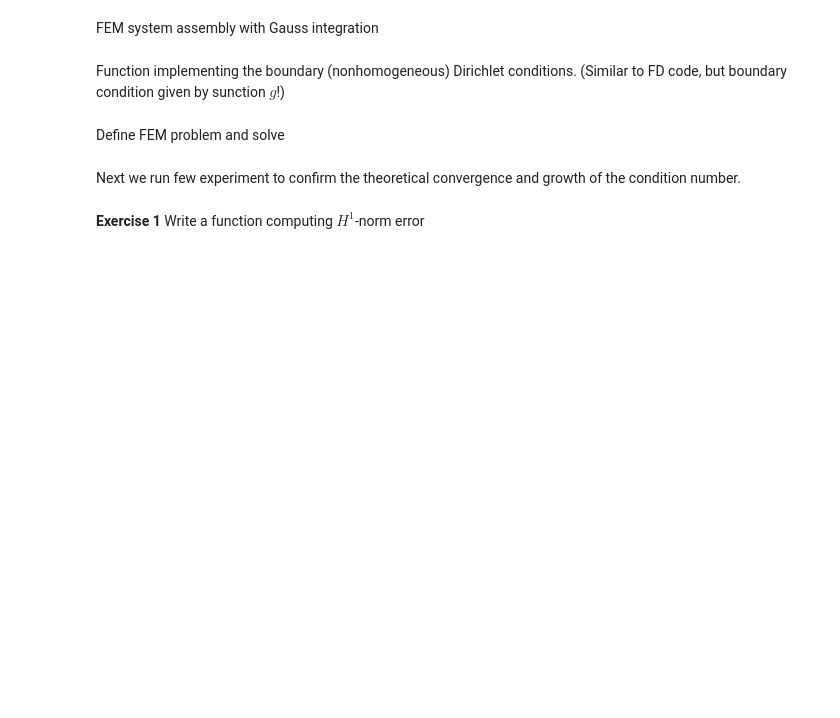
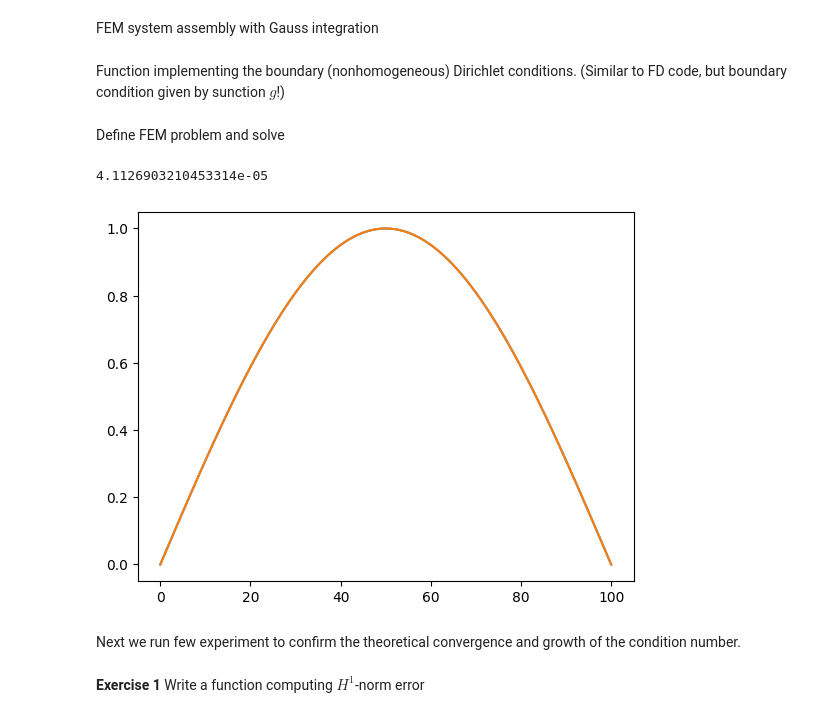
Before and after one commit to andreacangiani/NSPDE-ANA2024, a Jupyter notebook: Python/CP5_worked.ipynb, the cells around one changed output. Drawn from its saved outputs; the diff is of its cells as text; code cells hidden in the pictures; blank space fills up the shorter version.

```diff
--- a/Python/CP5_worked.ipynb
+++ b/Python/CP5_worked.ipynb
@@ -152,14 +152,28 @@ def FEM1_1D_GAUSS(omega,N,n_qpoints,rhs):
   # not accounting for boundary conditions
 
   # grid
+  vertices = mesh(omega,N)
 
   # quadrature formula on reference element
+  q, w = quadrature(n_qpoints)
 
   # Evaluation of the two local linear Lagrange basis
+  phi = np.array([basis1(i)(q) for i in range(2)]).T
+  dphi = np.array([basis1_derivative(i)(q) for i in range(2)]).T
 
   # initialise system
+  A = sp.lil_matrix((N+1, N+1))
+  F = np.zeros(N+1)
 
   # Assembly loop
+  for i in range(N):
+    JxW = mapping_J(vertices,i) * w
+    A_ele = np.einsum('qi,qj,q',dphi,dphi,JxW) / mapping_J(vertices,i)**2
+    F_ele = np.einsum('qi,q,q',phi,rhs(mapping(vertices,i)(q)),JxW)
+
+    A[i:i+2,i:i+2] += A_ele
+    F[i:i+2] += F_ele
+
 
   # return system matrix and rhs vector
   return A, F
@@ -170,2 +182,6 @@ def apply_boundary_conditions(omega,N, A, F, g):
+# %%
+def apply_boundary_conditions(omega,N, A, F, g):
+    A[0,0] = 1; A[0,1] = 0; F[0] = g(omega[0])
+    A[N,N] = 1; A[N,N-1] = 0; F[N] = g(omega[1])
 # %% [markdown]
 Define FEM problem and solve
@@ -184,3 +188,36 @@ Define FEM problem and solve
+# %%
+# problem's data
+omega = [0,np.pi]
+rhs = lambda x: np.sin(x)
+exact = lambda x: np.sin(x)
+
+# number of subdivisions
+N=100;
+
+n_qpoints = 1
+
+# call function computing FEM system
+A, F = FEM1_1D_GAUSS(omega,N,n_qpoints,rhs)
+apply_boundary_conditions(omega,N, A, F, exact)
+
+# solve
+A = A.tocsr()
+Uh = sp.linalg.spsolve(A,F)
+
+# Evaluate exact solution at grid nodes
+x = np.linspace(omega[0],omega[1],N+1)
+U = exact(x)
+
+# Plot solutions
+plt.plot(Uh)
+plt.plot(U)
+
+
+# compute discrete max norm error
+print(max(abs(U-Uh)))
+# %% [output]
+4.1126903210453314e-05
+[figure, added]
 # %% [markdown]
 Next we run few experiment to confirm the theoretical convergence and growth of the condition number.
 # %%
```
Also changed, not shown: parts of 3 cells of this notebook.
